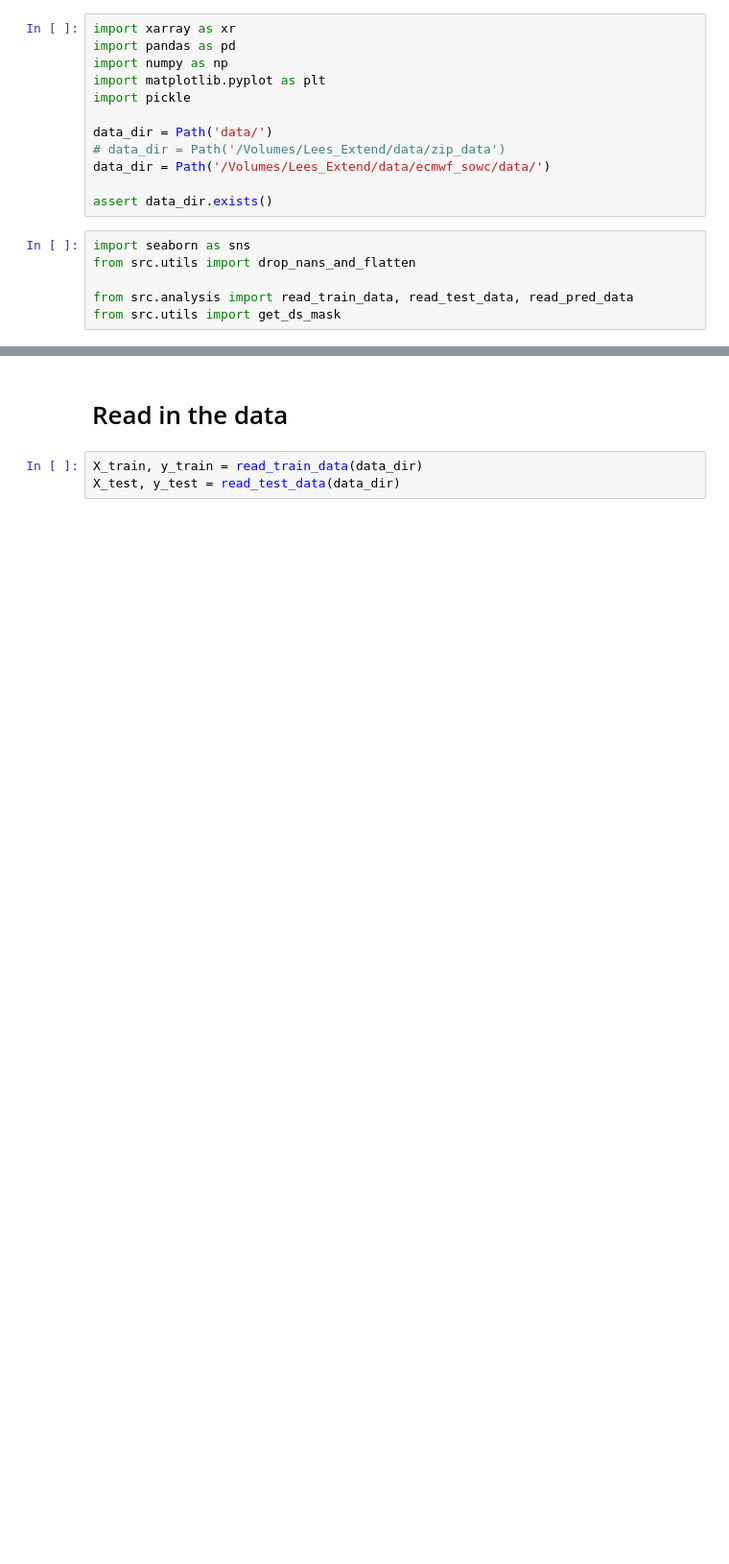
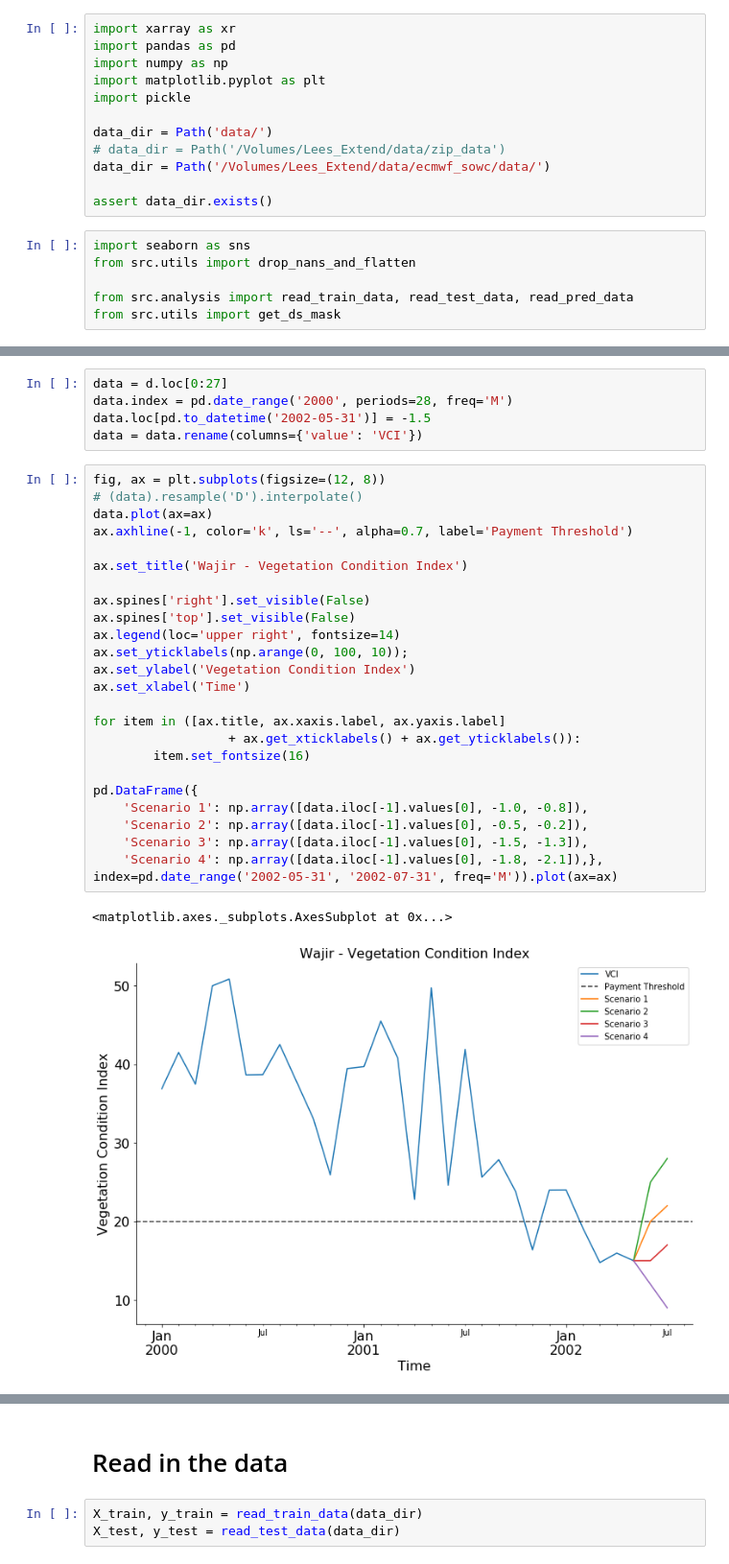
Before and after one commit to ECMWFCode4Earth/ml_drought, a Jupyter notebook: notebooks/draft/30_tl_ccai_iclr.ipynb, the cells around one changed output, grey strips where cells are left out. Shown at 96% size. Drawn from its saved outputs; the diff is of its cells as text; blank space fills up the shorter version.

```diff
--- a/notebooks/draft/30_tl_ccai_iclr.ipynb
+++ b/notebooks/draft/30_tl_ccai_iclr.ipynb
@@ -37,0 +89,33 @@ from src.utils import get_ds_mask
+# %%
+data = d.loc[0:27]
+data.index = pd.date_range('2000', periods=28, freq='M')
+data.loc[pd.to_datetime('2002-05-31')] = -1.5
+data = data.rename(columns={'value': 'VCI'})
+# %%
+fig, ax = plt.subplots(figsize=(12, 8))
+# (data).resample('D').interpolate()
+data.plot(ax=ax)
+ax.axhline(-1, color='k', ls='--', alpha=0.7, label='Payment Threshold')
+
+ax.set_title('Wajir - Vegetation Condition Index')
+
+ax.spines['right'].set_visible(False)
+ax.spines['top'].set_visible(False)
+ax.legend(loc='upper right', fontsize=14)
+ax.set_yticklabels(np.arange(0, 100, 10));
+ax.set_ylabel('Vegetation Condition Index')
+ax.set_xlabel('Time')
+
+for item in ([ax.title, ax.xaxis.label, ax.yaxis.label]
+                  + ax.get_xticklabels() + ax.get_yticklabels()):
+        item.set_fontsize(16)
+
+pd.DataFrame({
+    'Scenario 1': np.array([data.iloc[-1].values[0], -1.0, -0.8]),
+    'Scenario 2': np.array([data.iloc[-1].values[0], -0.5, -0.2]),
+    'Scenario 3': np.array([data.iloc[-1].values[0], -1.5, -1.3]),
+    'Scenario 4': np.array([data.iloc[-1].values[0], -1.8, -2.1]),},
+index=pd.date_range('2002-05-31', '2002-07-31', freq='M')).plot(ax=ax)
+# %% [output]
+<matplotlib.axes._subplots.AxesSubplot at 0x...>
+[figure, added]
```
Also changed, not shown: parts of 7 cells of this notebook, 2 other files.
